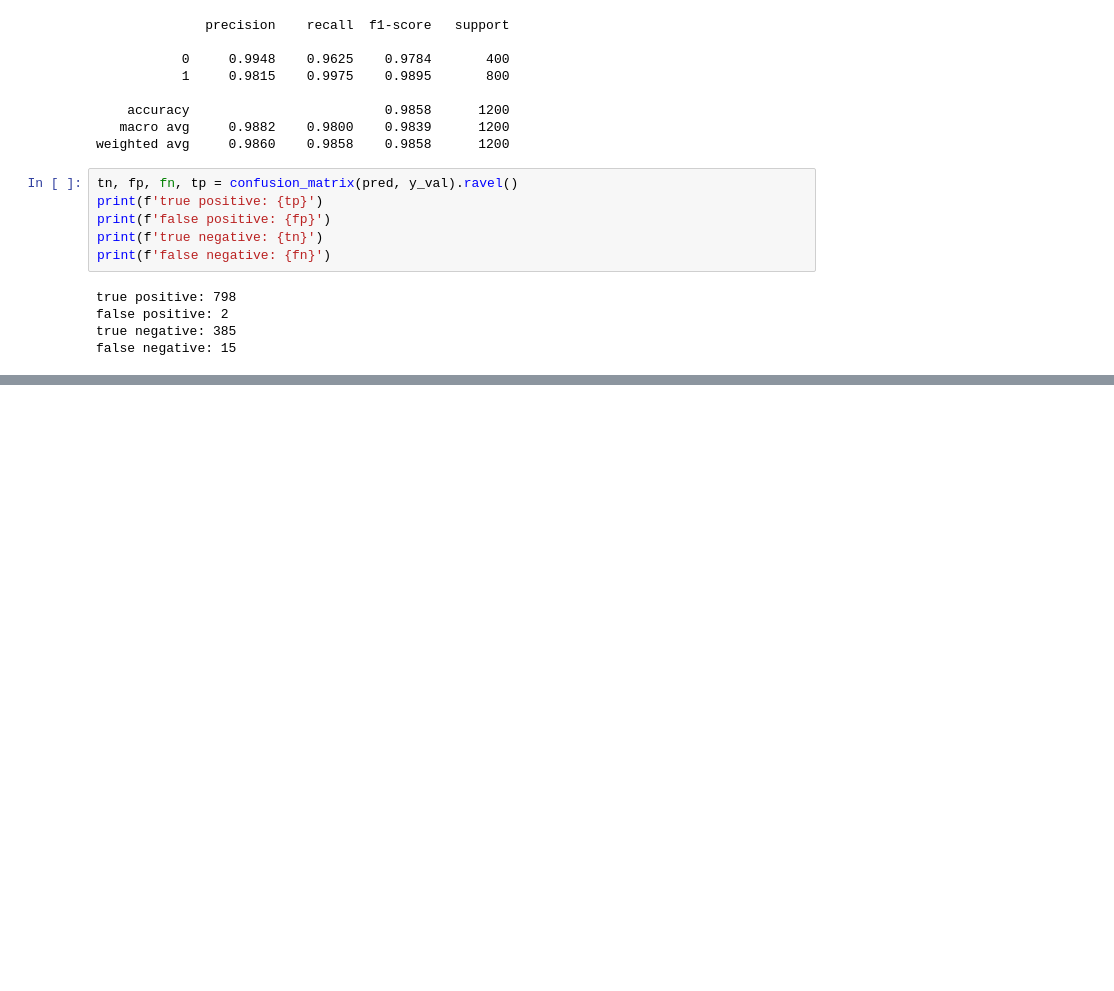
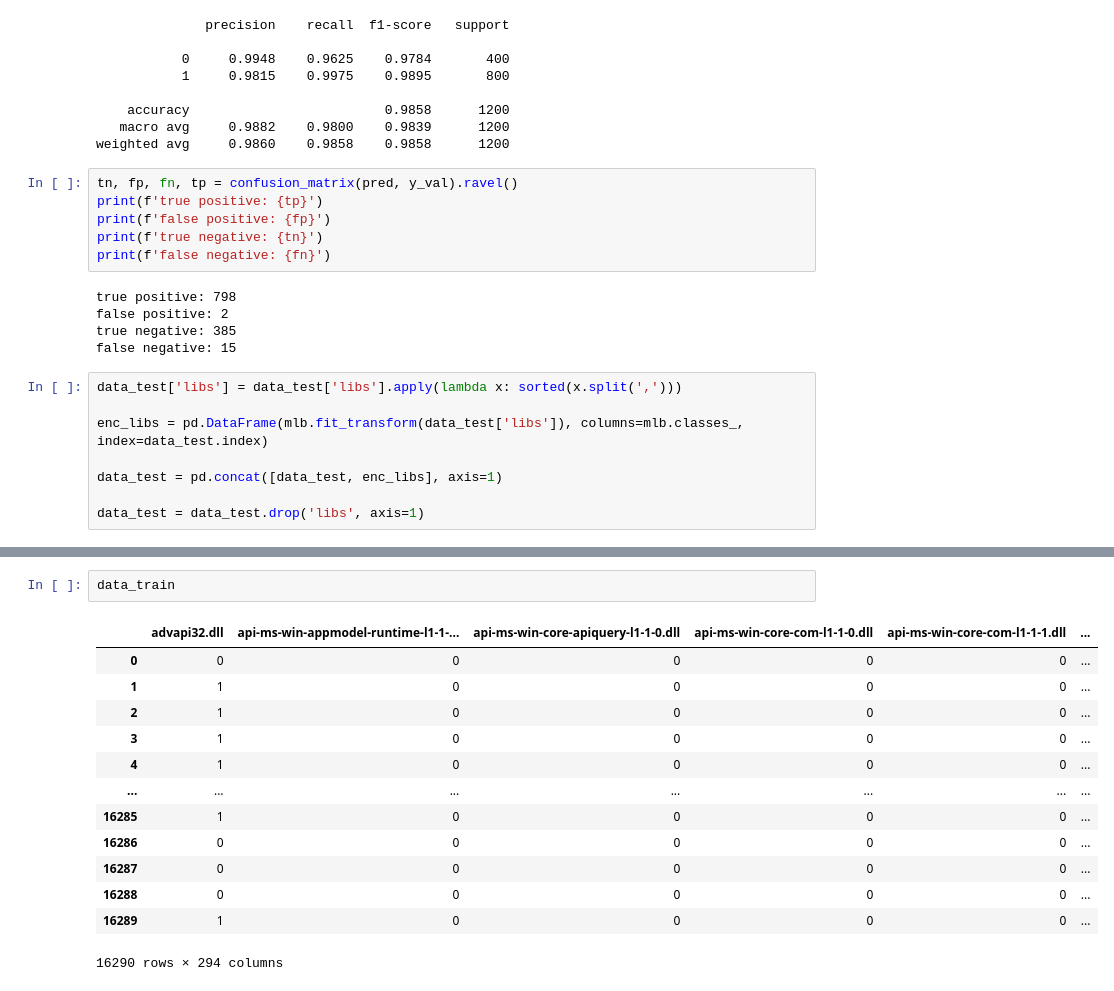
Before and after one commit to EugenePWN/Education, a Jupyter notebook: solutions/hh_tasks/solution.ipynb, the cells around one changed output, grey strips where cells are left out. Saved outputs shown, nothing was run; the diff lists cells and outputs as text; blank space fills up the shorter version.

```diff
--- a/solutions/hh_tasks/solution.ipynb
+++ b/solutions/hh_tasks/solution.ipynb
@@ -187,3 +187,11 @@ true positive: 798
 false positive: 2
 true negative: 385
 false negative: 15
+# %%
+data_test['libs'] = data_test['libs'].apply(lambda x: sorted(x.split(',')))
+
+enc_libs = pd.DataFrame(mlb.fit_transform(data_test['libs']), columns=mlb.classes_, index=data_test.index)
+
+data_test = pd.concat([data_test, enc_libs], axis=1)
+
+data_test = data_test.drop('libs', axis=1)
@@ -189,0 +228,16 @@ false negative: 15
+# %%
+data_train
+# %% [output]
+|  | advapi32.dll | api-ms-win-appmodel-runtime-l1-1-... | api-ms-win-core-apiquery-l1-1-0.dll | api-ms-win-core-com-l1-1-0.dll | api-ms-win-core-com-l1-1-1.dll | ... |
+| 0 | 0 | 0 | 0 | 0 | 0 | ... |
+| 1 | 1 | 0 | 0 | 0 | 0 | ... |
+| 2 | 1 | 0 | 0 | 0 | 0 | ... |
+| 3 | 1 | 0 | 0 | 0 | 0 | ... |
+| 4 | 1 | 0 | 0 | 0 | 0 | ... |
+| ... | ... | ... | ... | ... | ... | ... |
+| 16285 | 1 | 0 | 0 | 0 | 0 | ... |
+| 16286 | 0 | 0 | 0 | 0 | 0 | ... |
+| 16287 | 0 | 0 | 0 | 0 | 0 | ... |
+| 16288 | 0 | 0 | 0 | 0 | 0 | ... |
+| 16289 | 1 | 0 | 0 | 0 | 0 | ... |
+16290 rows × 294 columns
```
Also changed, not shown: parts of 8 cells of this notebook, 1 other file.
